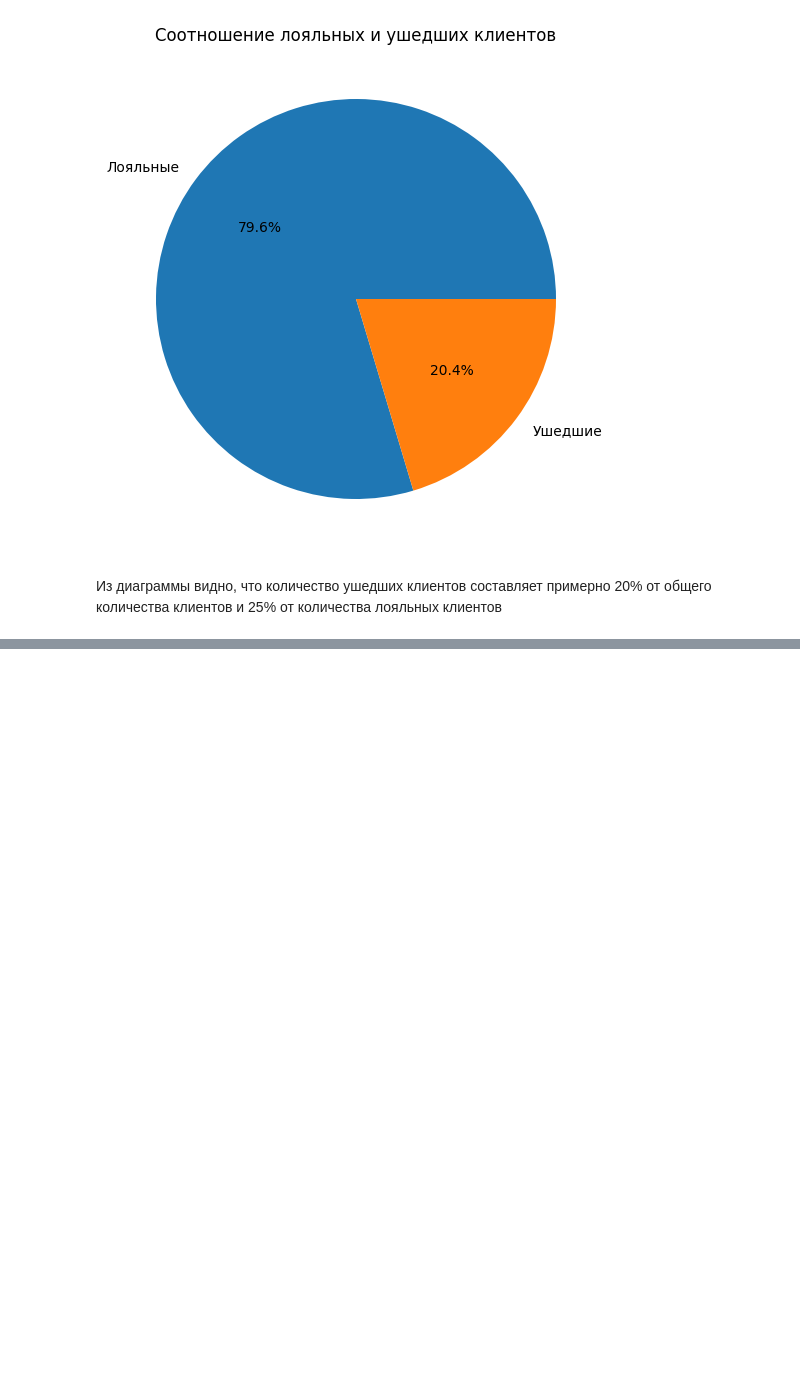
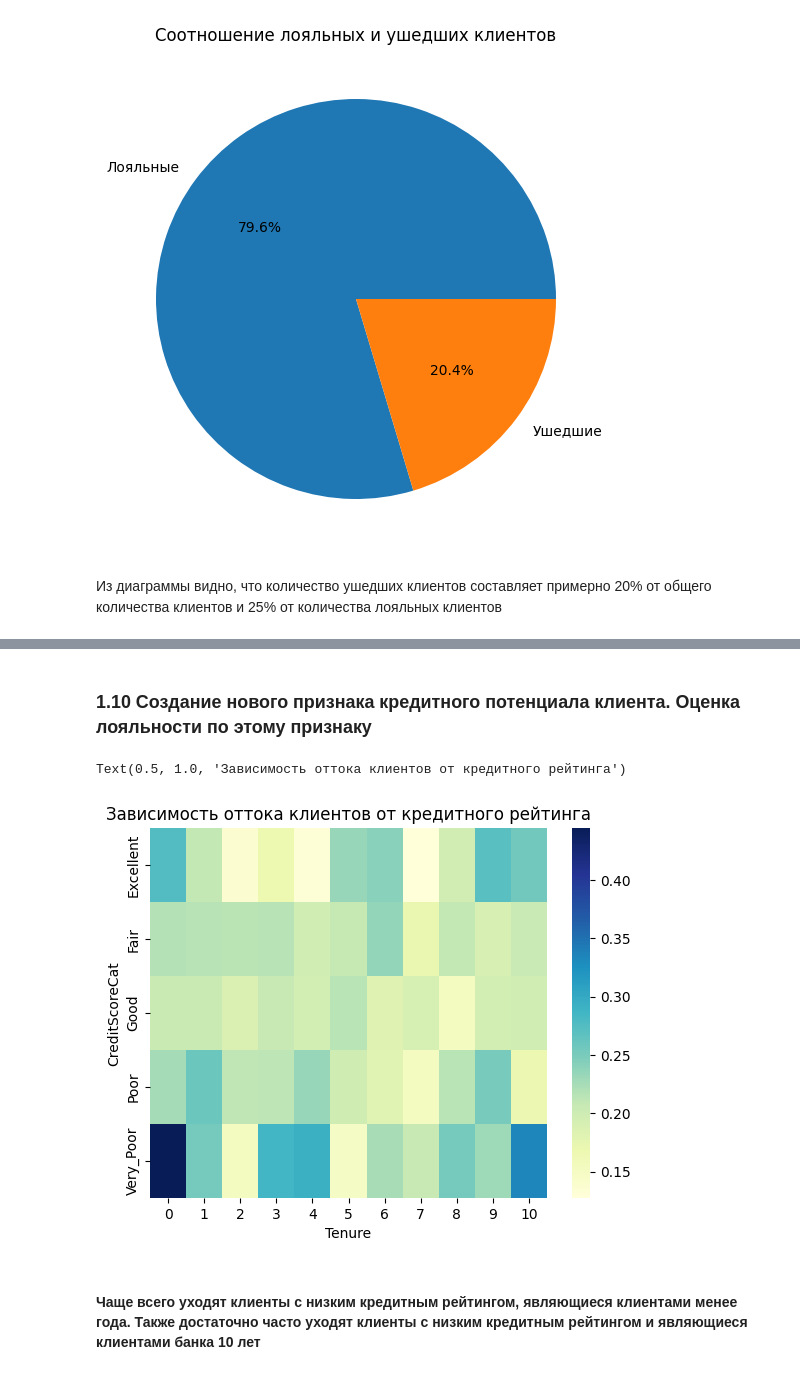
Before and after one commit to Umkasort/SF, a Jupyter notebook: Block1/PYTHON-13. Визуализация данных/13-9.ipynb, the cells around one changed output, grey strips where cells are left out. Cells and saved outputs as stored; diff of their text form; code cells hidden in the pictures; blank space fills up the shorter version.

```diff
--- a/Block1/PYTHON-13. Визуализация данных/13-9.ipynb
+++ b/Block1/PYTHON-13. Визуализация данных/13-9.ipynb
@@ -62,0 +208,33 @@ display(churn_1_2.shape)
+# %% [markdown]
+###  1.10 Создание нового признака кредитного потенциала клиента. Оценка лояльности по этому признаку
+# %%
+def get_credit_score_cat(credit_score):
+    if credit_score >= 300 and credit_score < 500:
+        return "Very_Poor"
+    elif credit_score >= 500 and credit_score < 601:
+        return "Poor"
+    elif credit_score >= 601 and credit_score < 661:
+        return "Fair"
+    elif credit_score >= 661 and credit_score < 781:
+        return "Good"
+    elif credit_score >= 781 and credit_score < 851:
+        return "Excellent"
+    elif credit_score >= 851:
+        return "Top"
+    elif credit_score < 300:
+        return "Deep"
+churn_tmp=churn_data.copy()
+churn_tmp['CreditScoreCat']=churn_tmp['CreditScore'].agg(get_credit_score_cat)
+churn_tmp=churn_tmp.pivot_table(
+    index='CreditScoreCat',
+    columns='Tenure',
+    values='Exited',
+    aggfunc='mean'
+)
+heatmap = sns.heatmap(data=churn_tmp, cmap='YlGnBu')
+heatmap.set_title('Зависимость оттока клиентов от кредитного рейтинга')
+# %% [output]
+Text(0.5, 1.0, 'Зависимость оттока клиентов от кредитного рейтинга')
+[figure, added]
+# %% [markdown]
+#### Чаще всего уходят клиенты с низким кредитным рейтингом, являющиеся клиентами менее года. Также достаточно часто уходят клиенты с низким кредитным рейтингом и являющиеся клиентами банка 10 лет
```
Also changed, not shown: parts of 28 cells of this notebook, 1 other file.
